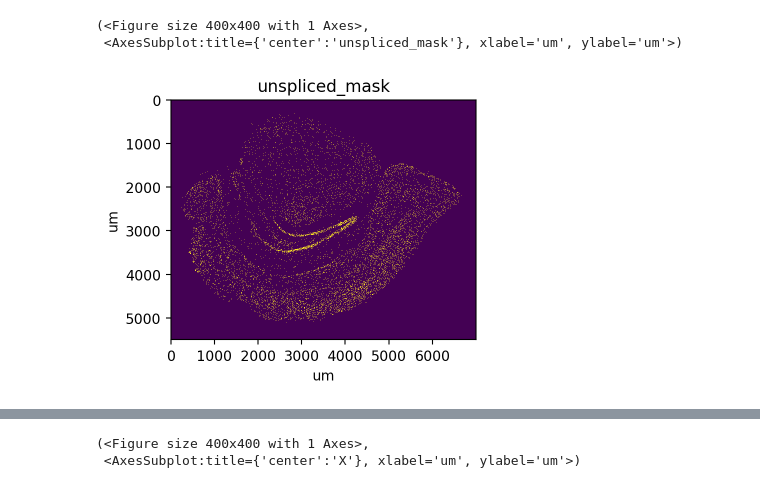
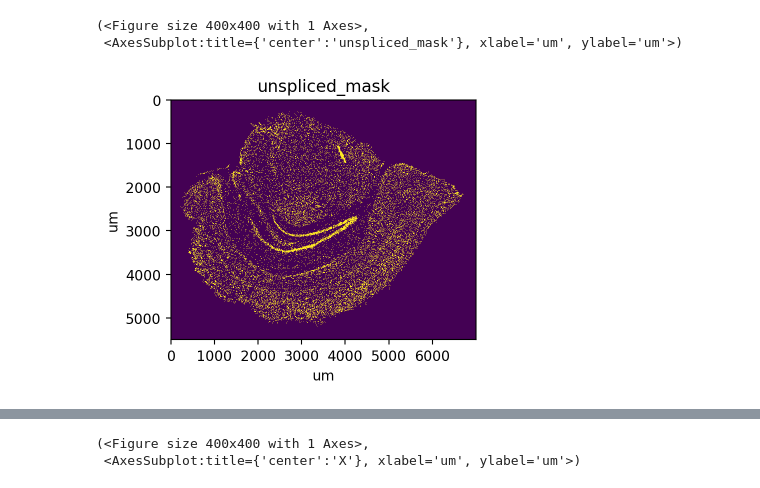
Before and after one commit to aristoteleo/spateo-notebooks, a Jupyter notebook: segmentation/full_segmentation.ipynb, the cells around one changed output, grey strips where cells are left out. Saved outputs shown, nothing was run; the diff lists cells and outputs as text; code cells hidden in the pictures.

```diff
--- a/segmentation/full_segmentation.ipynb
+++ b/segmentation/full_segmentation.ipynb
@@ -47,10 +47,8 @@ Wall time: 4min
 # %%
 %%time
 st.pp.segmentation.score_and_mask_pixels(
-    adata, 'unspliced', k=5, method='EM+BP',
-    em_kwargs=dict(downsample=0.001, seed=2022),
-    bp_kwargs=dict(n_threads=16, k=3, square=False, p=0.7, q=0.3),
-    mk=7,
+    adata, 'unspliced', k=13, method='EM+BP',
+    em_kwargs=dict(downsample=0.001, seed=2022), bp_kwargs=dict(n_threads=16),
 )
 st.pl.imshow(adata, 'unspliced_mask')
 # %% [output]
@@ -59,6 +57,6 @@ Wall time: 1min 45s
 (<Figure size 400x400 with 1 Axes>,
  <AxesSubplot:title={'center':'unspliced_mask'}, xlabel='um', ylabel='um'>)
-[figure, old version]
+[figure, new version]
 # %%
 %%time
 # `transform_layers` specifies which layers should be transformed based on the final affine transformation.
```
Also changed, not shown: parts of 14 cells of this notebook.
